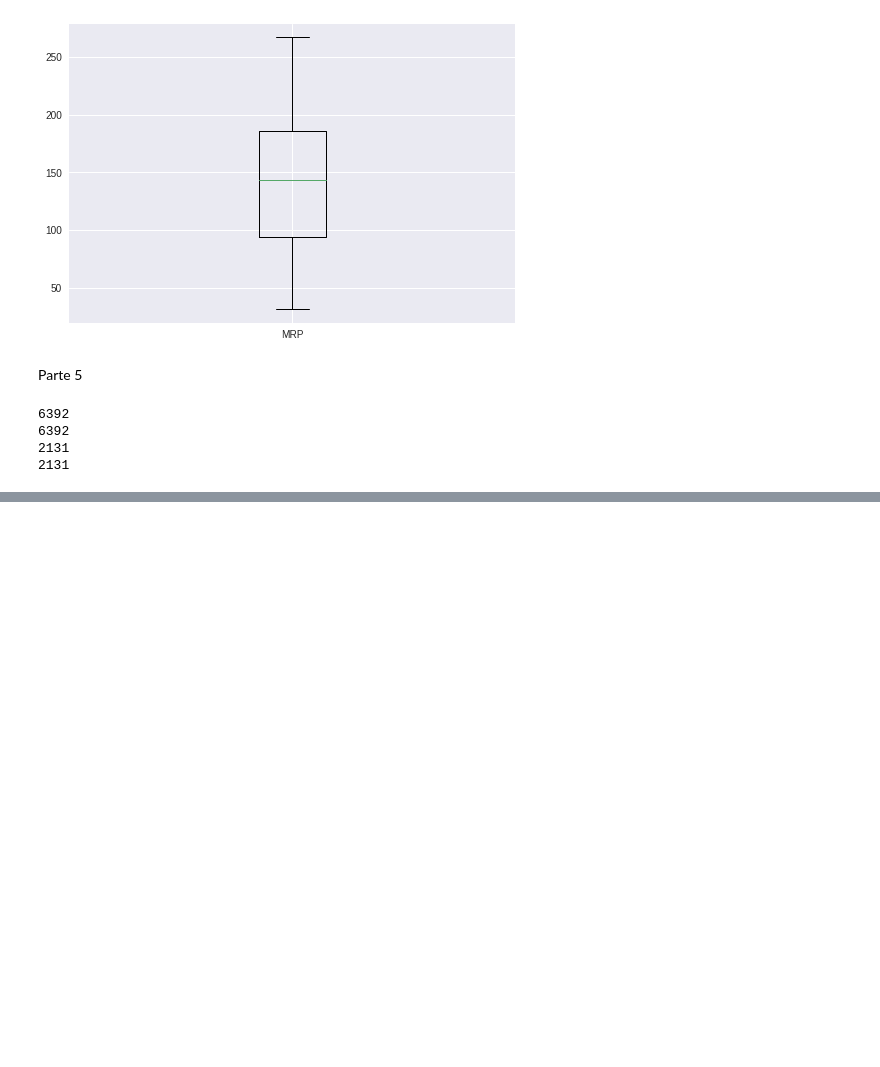
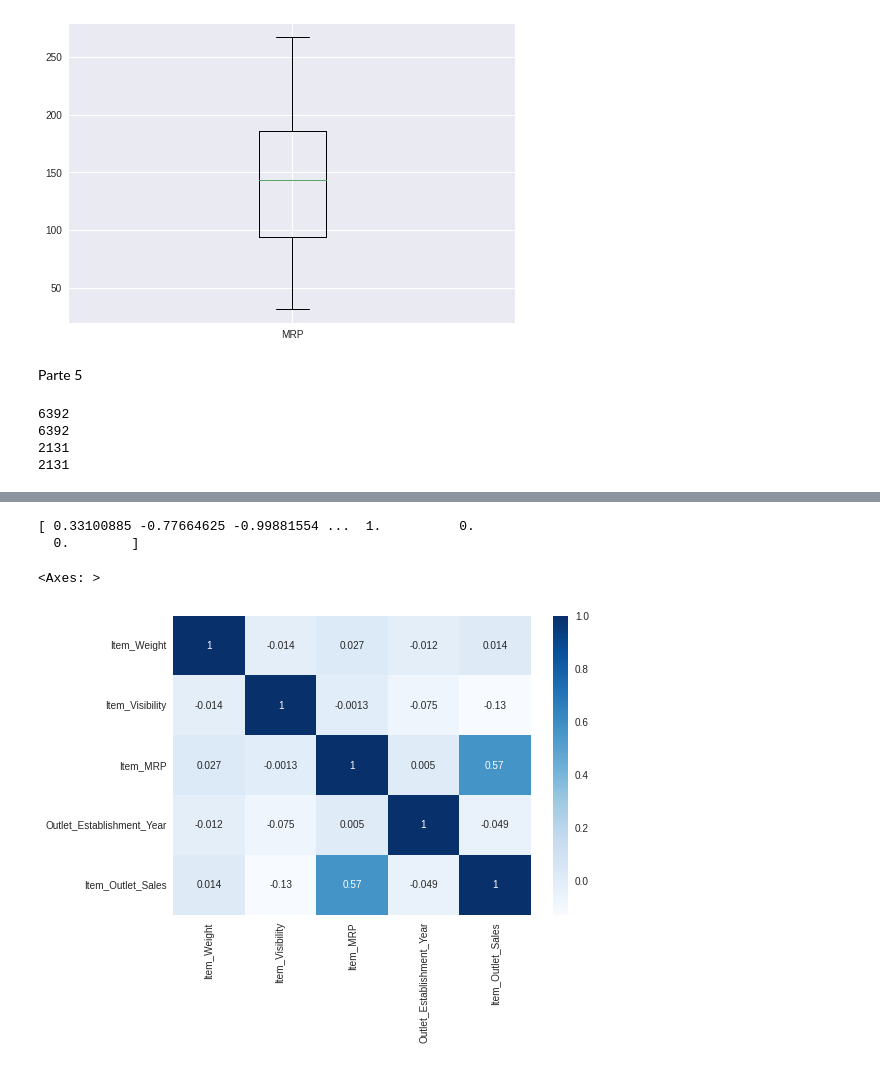
Before and after one commit to SebasVasconez/sales-predictions, a Jupyter notebook: sales_prediction.ipynb, the cells around one changed output, grey strips where cells are left out. Cells and saved outputs as stored; diff of their text form; code cells hidden in the pictures; blank space fills up the shorter version.

```diff
--- a/sales_prediction.ipynb
+++ b/sales_prediction.ipynb
@@ -377,0 +478,10 @@ X_test.head()
+# %%
+print(X_test_processed[0])
+# %% [output]
+[ 0.33100885 -0.77664625 -0.99881554 ...  1.          0.
+  0.        ]
+# %%
+sns.heatmap(df.corr(), annot = True, cmap = "Blues")
+# %% [output]
+<Axes: >
+[figure, added]
```
Also changed, not shown: parts of 24 cells of this notebook.
